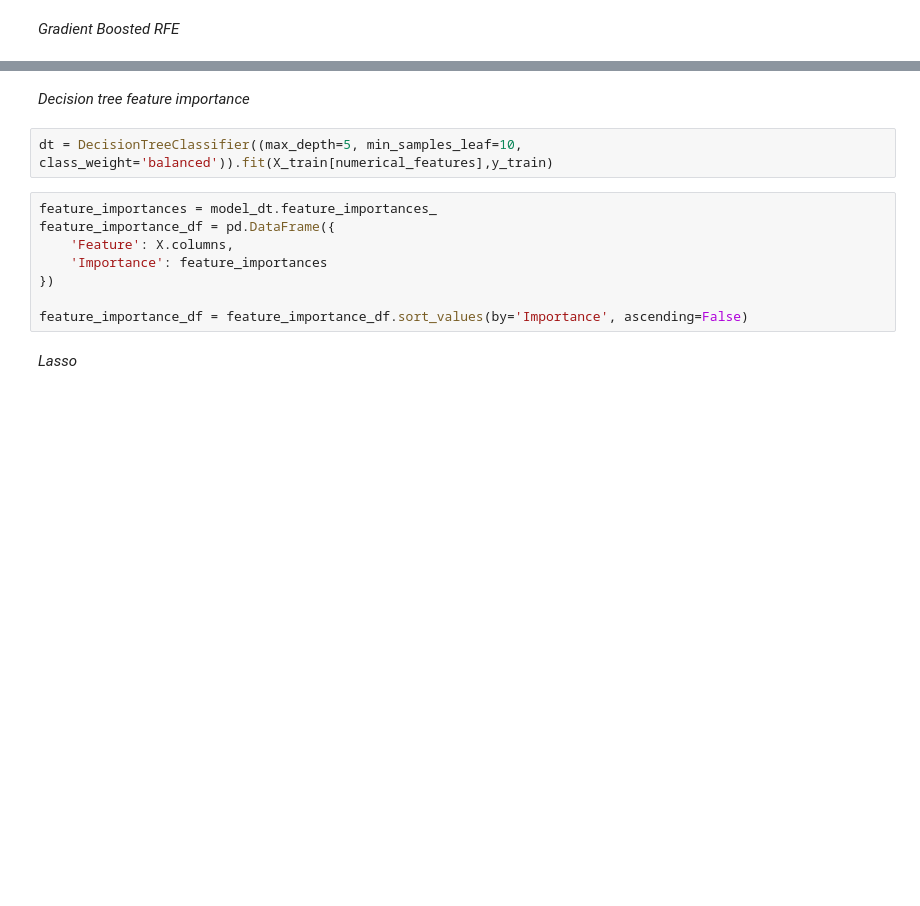
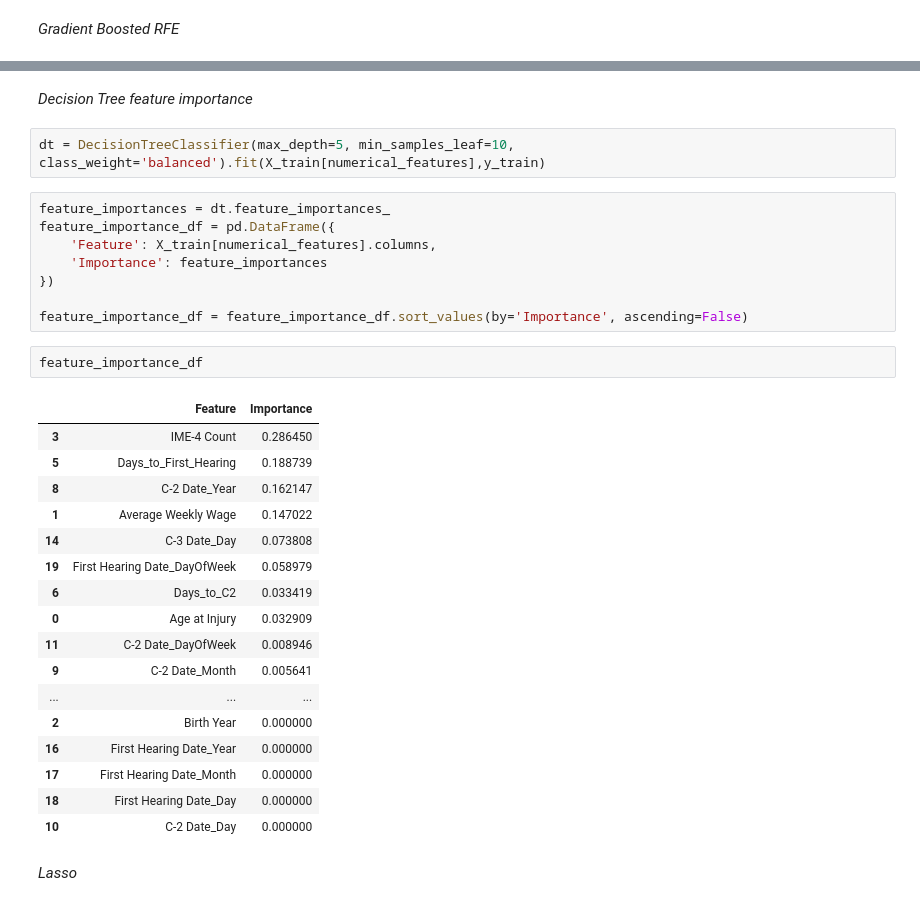
Before and after one commit to Gomsofi06/Machine_Learning_NOVAIMS, a Jupyter notebook: 02_Feature_selection_Revised.ipynb, the cells around one changed output, grey strips where cells are left out. Cells and saved outputs as stored; diff of their text form; blank space fills up the shorter version.

```diff
--- a/02_Feature_selection_Revised.ipynb
+++ b/02_Feature_selection_Revised.ipynb
@@ -247,15 +247,35 @@ best_LR =feature_selection_RFE(X_train[numerical_features],y_train,n_features,mo
 # %% [markdown]
-*Decision tree feature importance*
+*Decision Tree feature importance*
 # %%
-dt = DecisionTreeClassifier((max_depth=5, min_samples_leaf=10, class_weight='balanced')).fit(X_train[numerical_features],y_train)
+dt = DecisionTreeClassifier(max_depth=5, min_samples_leaf=10, class_weight='balanced').fit(X_train[numerical_features],y_train)
 # %%
-feature_importances = model_dt.feature_importances_
+feature_importances = dt.feature_importances_
 feature_importance_df = pd.DataFrame({
-    'Feature': X.columns,
+    'Feature': X_train[numerical_features].columns,
     'Importance': feature_importances
 })
 
 feature_importance_df = feature_importance_df.sort_values(by='Importance', ascending=False)
+# %%
+feature_importance_df
+# %% [output]
+|  | Feature | Importance |
+| 3 | IME-4 Count | 0.286450 |
+| 5 | Days_to_First_Hearing | 0.188739 |
+| 8 | C-2 Date_Year | 0.162147 |
+| 1 | Average Weekly Wage | 0.147022 |
+| 14 | C-3 Date_Day | 0.073808 |
+| 19 | First Hearing Date_DayOfWeek | 0.058979 |
+| 6 | Days_to_C2 | 0.033419 |
+| 0 | Age at Injury | 0.032909 |
+| 11 | C-2 Date_DayOfWeek | 0.008946 |
+| 9 | C-2 Date_Month | 0.005641 |
+| ... | ... | ... |
+| 2 | Birth Year | 0.000000 |
+| 16 | First Hearing Date_Year | 0.000000 |
+| 17 | First Hearing Date_Month | 0.000000 |
+| 18 | First Hearing Date_Day | 0.000000 |
+| 10 | C-2 Date_Day | 0.000000 |
 # %% [markdown]
 *Lasso*
 # %%
```
Also changed, not shown: parts of 16 cells of this notebook, 1 other file.
